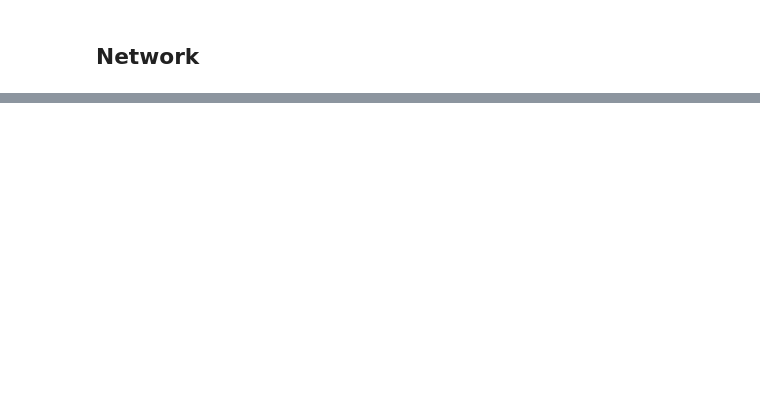
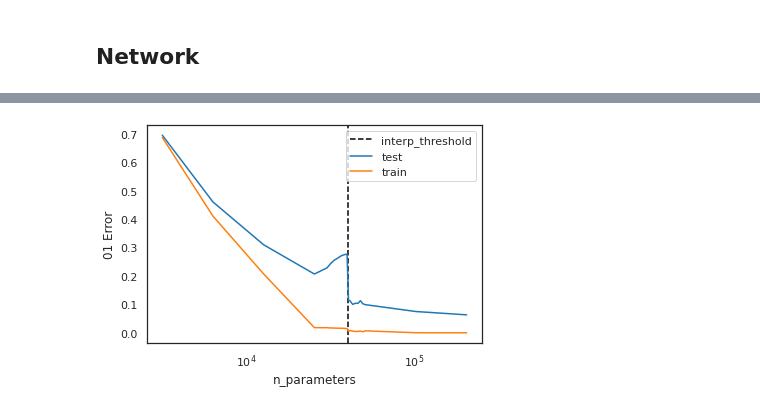
Before and after one commit to rflperry/double_descent, a Jupyter notebook: experiments/plot_mnist_results.ipynb, the cells around one changed output, grey strips where cells are left out. Saved outputs shown, nothing was run; the diff lists cells and outputs as text; code cells hidden in the pictures; blank space fills up the shorter version.

```diff
--- a/experiments/plot_mnist_results.ipynb
+++ b/experiments/plot_mnist_results.ipynb
@@ -61,3 +77,26 @@ plt.show()
+# %%
+sns.set_style('white')
+sns.set_context('notebook')
+
+plot_df = df
+
+fig, ax = plt.subplots(1, 1, sharex=True)
+
+ax.axvline(10*df['n_train_samples'].iloc[0], ls='--', c='black', label='interp_threshold')
+
+sns.lineplot(
+    data=plot_df, x='n_parameters', y=test_error,
+    ax=ax, label='test')
+sns.lineplot(
+    data=plot_df, x='n_parameters', y=train_error,
+    ax=ax, label='train')
+
+plt.xscale('log')
+plt.ylabel('01 Error')
+plt.legend()
+plt.show()
+# %% [output]
+[figure, added]
 # %%
 corr_vars = [
     'generalization_gap',
```
Also changed, not shown: parts of 6 cells of this notebook, 6 other files.
